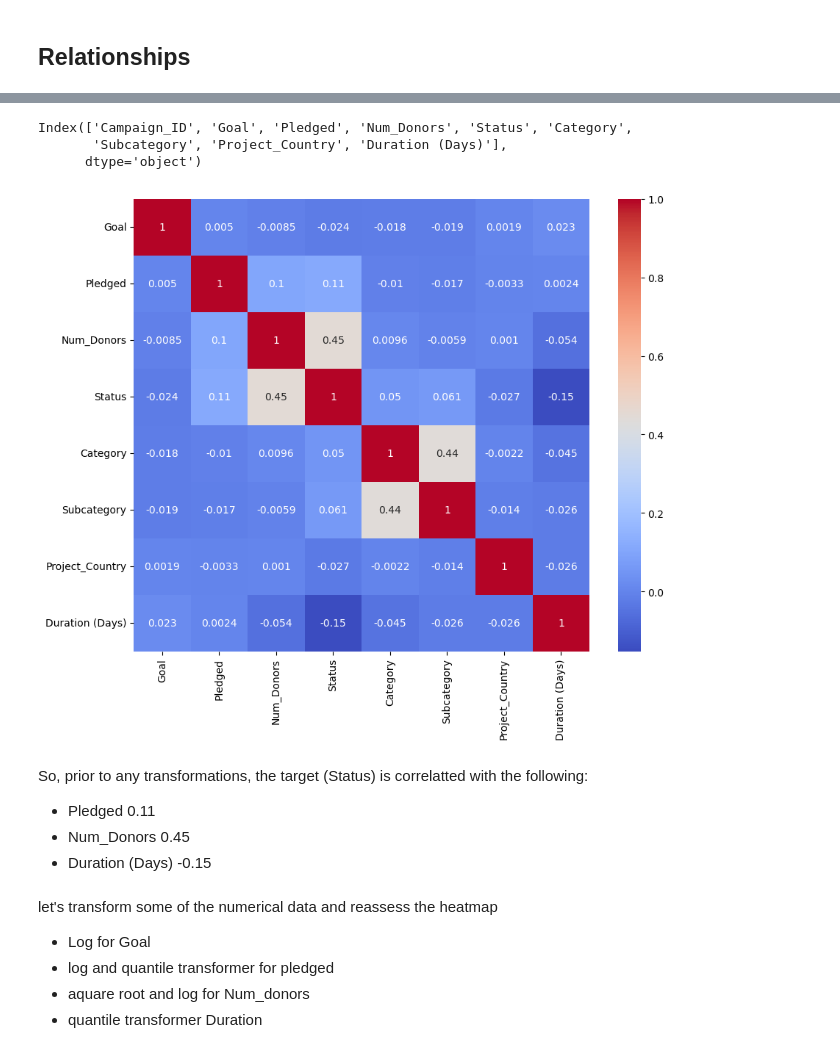
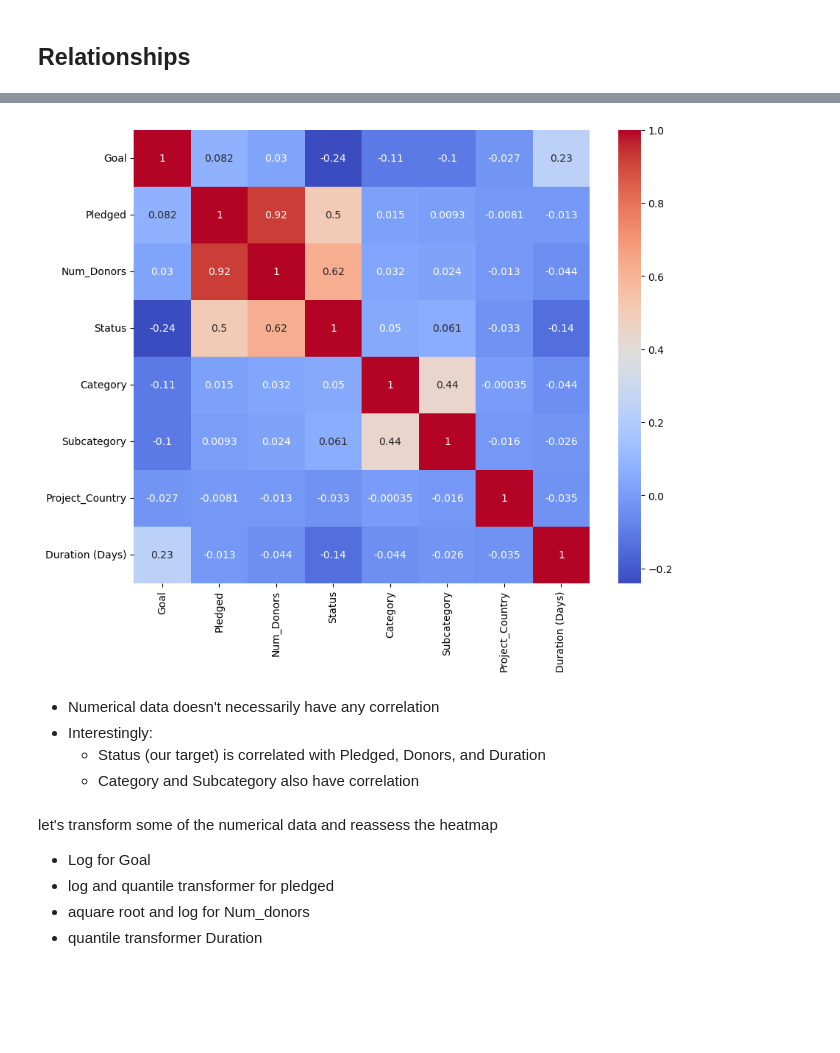
Before and after one commit to SBangarh/Kickstarter_Analysis, a Jupyter notebook: exploratory_analysis.ipynb, the cells around one changed output, grey strips where cells are left out. Cells and saved outputs as stored; diff of their text form; code cells hidden in the pictures; blank space fills up the shorter version.

```diff
--- a/exploratory_analysis.ipynb
+++ b/exploratory_analysis.ipynb
@@ -376,7 +376,7 @@ From above, we know that EU countries can choose Euros or their domestic currenc
 euro_dict = {'Sweden': 'European Union', 'Denmark': 'European Union', 'Switzerland': 'European Union', 'Norway': 'European Union', 'Poland': 'European Union'}
 
 #replace European countries with Europe and Euro, lose some granularity, but will be better
-data['Project_Country'].replace(euro_dict, inplace=True)
+data['Project_Country'] = data['Project_Country'].replace(euro_dict)
 # %%
 #explore status
 plot_counts(data, 'Status', (10, 8))
@@ -686,29 +687,23 @@ without transformations
 #make copy for changes
 copy_data = data.copy()
 
-copy_data.drop(['Launch_Date', 'End_Date'], axis=1, inplace=True)
+copy_data.drop(['Campaign_ID', 'Launch_Date', 'End_Date'], axis=1, inplace=True)
-# %%
-copy_data.columns
-# %% [output]
-Index(['Campaign_ID', 'Goal', 'Pledged', 'Num_Donors', 'Status', 'Category',
-       'Subcategory', 'Project_Country', 'Duration (Days)'],
-      dtype='object')
-# %%
-#declare categorical columns
-cat_columns = ['Category', 'Subcategory', 'Project_Country', 'Status']
-
-#create new factorized columns
-copy_data[cat_columns] = copy_data[cat_columns].apply(lambda x: pd.factorize(x)[0])
-# %%
-#make a heatmap
-make_heatmap(copy_data, (10, 8))
-# %% [output]
-[figure, removed]
-# %% [markdown]
-So, prior to any transformations, the target (Status) is correlatted with the following:
-- Pledged 0.11
-- Num_Donors 0.45
-- Duration (Days) -0.15
+# %%
+#use pd.factorize to encode categorical features - get_dummies would result in > 200 columns
+cat_features = ['Category', 'Subcategory', 'Project_Country', 'Status']
+
+for feature in cat_features:
+    copy_data[feature] = pd.factorize(copy_data[feature])[0]
+
+#make a heatmap for raw data
+make_heatmap(copy_data, (10, 8))
+# %% [output]
+[figure, added]
+# %% [markdown]
+- Numerical data doesn't necessarily have any correlation
+- Interestingly:
+    - Status (our target) is correlated with Pledged, Donors, and Duration
+    - Category and Subcategory also have correlation
 # %% [markdown]
 let's transform some of the numerical data and reassess the heatmap
 - Log for Goal
```
Also changed, not shown: parts of 11 cells of this notebook, 1 other file.
